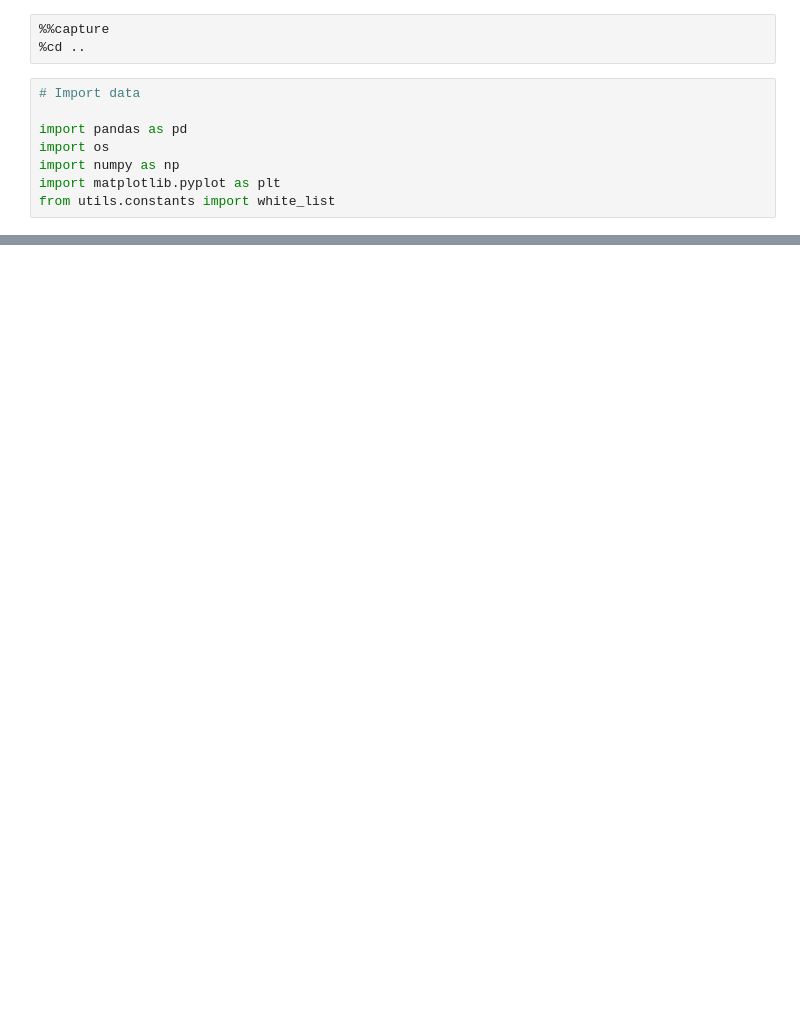
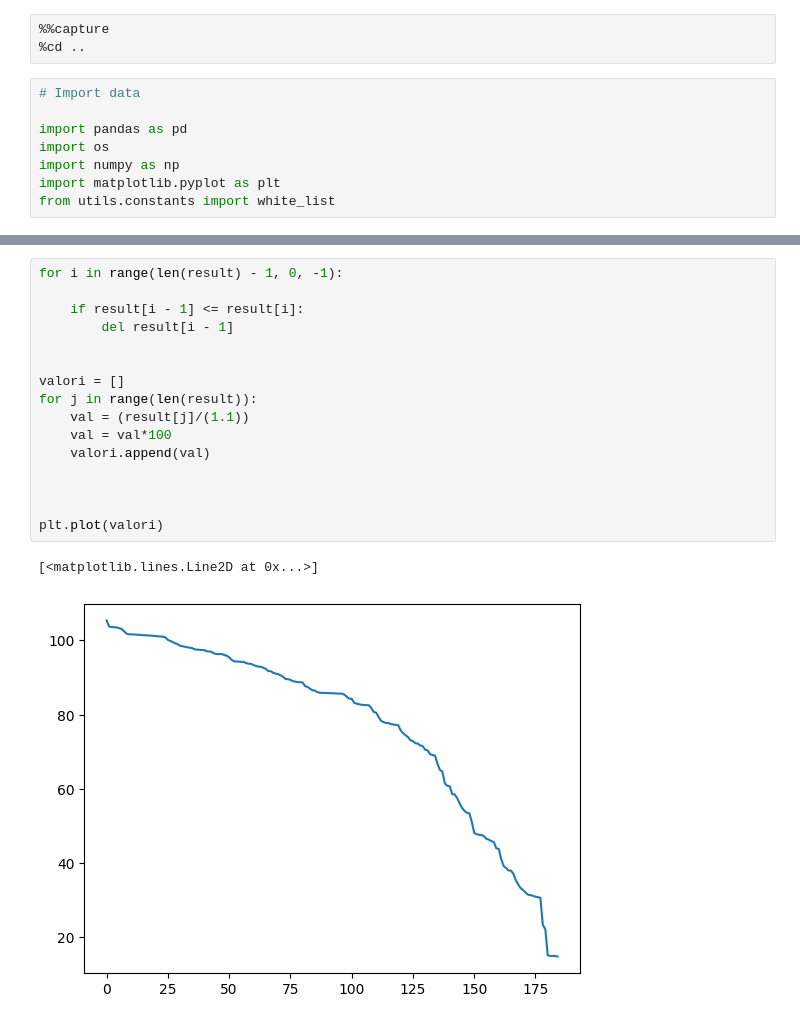
Before and after one commit to LorenzoLongarini/RUL-estimation-of-lithium-batteries, a Jupyter notebook: src/notebook/soh.ipynb, the cells around one changed output, grey strips where cells are left out. Cells and saved outputs as stored; diff of their text form; blank space fills up the shorter version.

```diff
--- a/src/notebook/soh.ipynb
+++ b/src/notebook/soh.ipynb
@@ -115,0 +40,19 @@ plt.show()
+# %%
+for i in range(len(result) - 1, 0, -1):
+
+    if result[i - 1] <= result[i]:
+        del result[i - 1]
+
+
+valori = []
+for j in range(len(result)):
+    val = (result[j]/(1.1))
+    val = val*100
+    valori.append(val)
+
+
+
+plt.plot(valori)
+# %% [output]
+[<matplotlib.lines.Line2D at 0x...>]
+[figure, added]
```
Also changed, not shown: parts of 11 cells of this notebook, 9 other files.
